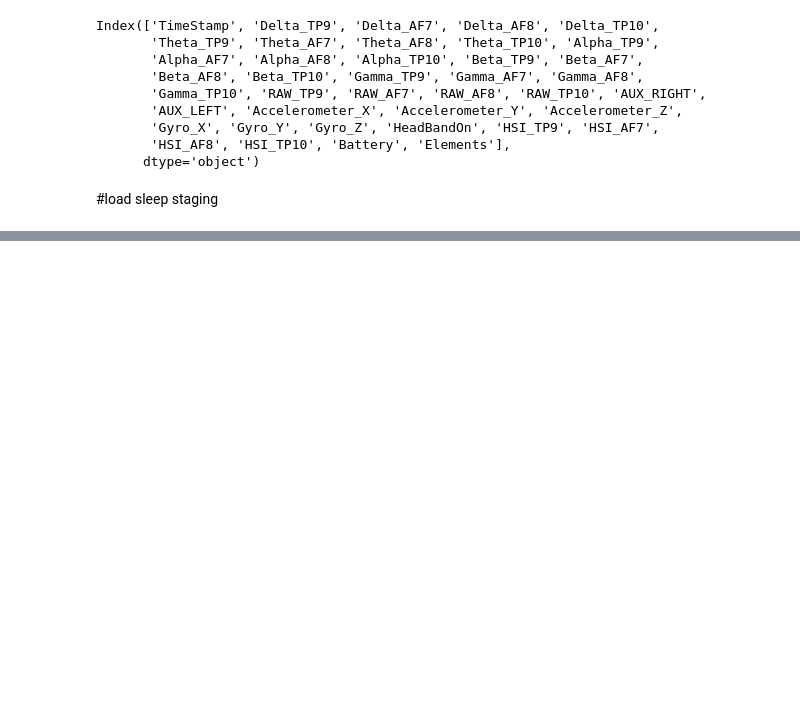
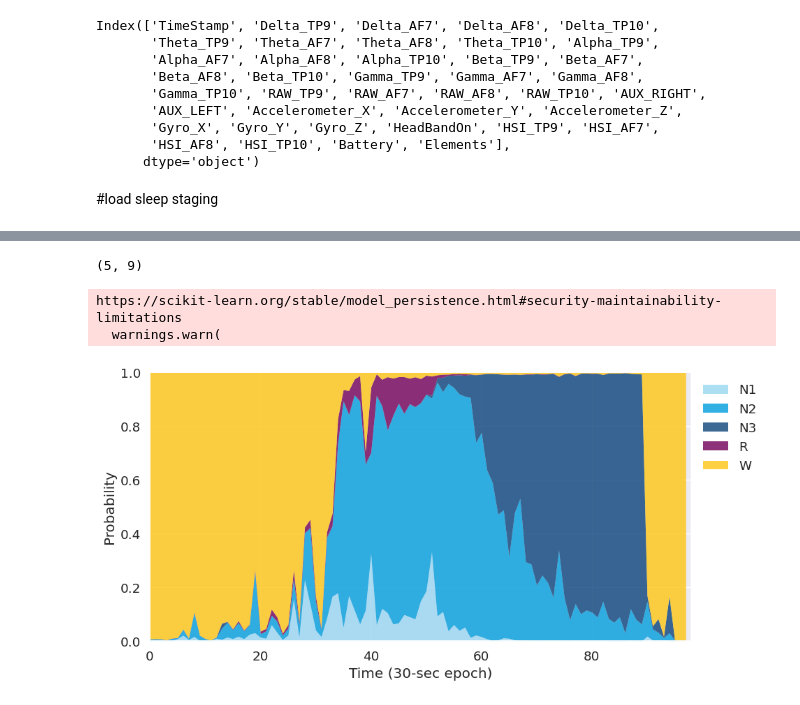
Before and after one commit to travelmail26/codespaces-jupyter-muse, a Jupyter notebook: notebooks/yasat.ipynb, the cells around one changed output, grey strips where cells are left out. Drawn from its saved outputs; the diff is of its cells as text; code cells hidden in the pictures; blank space fills up the shorter version.

```diff
--- a/notebooks/yasat.ipynb
+++ b/notebooks/yasat.ipynb
@@ -116,7 +134,7 @@ Index(['TimeStamp', 'Delta_TP9', 'Delta_AF7', 'Delta_AF8', 'Delta_TP10',
 # %% [markdown]
 #load sleep staging
 # %%
-raw = mne.io.read_raw_fif('/workspaces/codespaces-jupyter/notebooks/sub-02_mne_raw.fif', preload=True, verbose=False)
+raw = mne.io.read_raw_fif('/workspaces/codespaces-jupyter/data/sub-02_mne_raw.fif', preload=True, verbose=False)
 print('The channels are:', raw.ch_names)
 print('The sampling frequency is:', raw.info['sfreq'])
 raw
@@ -124,0 +156,18 @@ ValueError: file '/workspaces/codespaces-jupyter/notebooks/sub-02_mne_raw.fif' d
+# %%
+#for the file raw, write a code to display the channels and sampling frequency
+
+data = raw.get_data(start=0, stop=5)
+
+data.T.shape
+# %% [output]
+(5, 9)
+# %%
+sls = yasa.SleepStaging(raw, eeg_name="C4", eog_name="EOG1", emg_name="EMG1", metadata=dict(age=21, male=False))
+y_pred = sls.predict()
+y_pred
+
+sls.plot_predict_proba();
+# %% [output]
+https://scikit-learn.org/stable/model_persistence.html#security-maintainability-limitations
+  warnings.warn(
+[figure, added]
```
Also changed, not shown: parts of 6 cells of this notebook, 1 other file.
